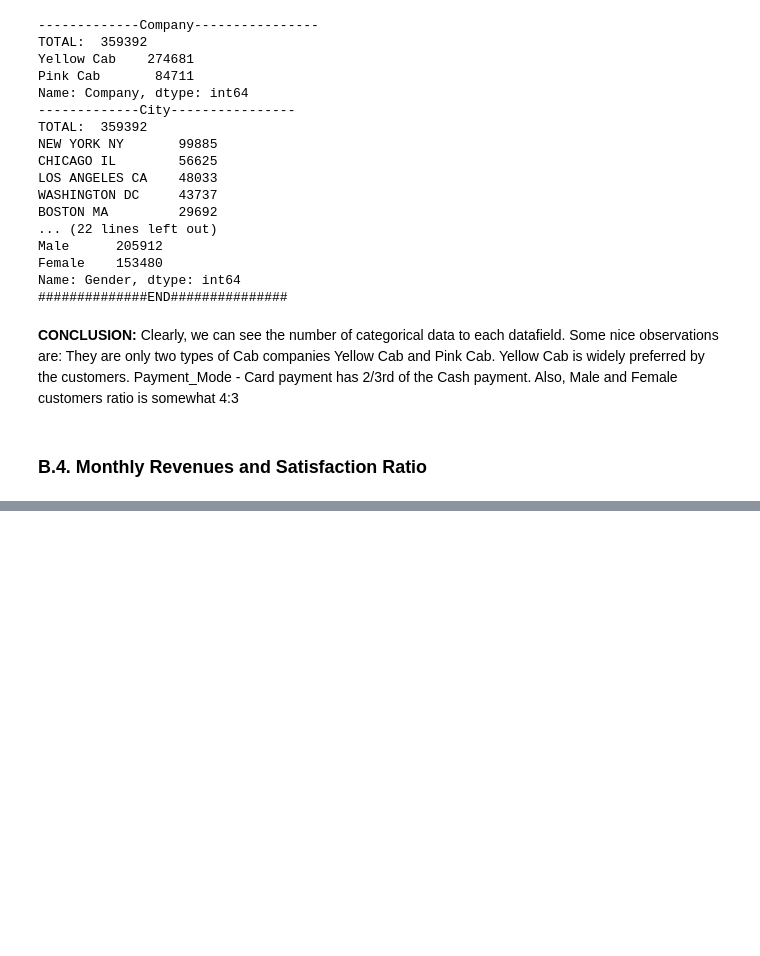
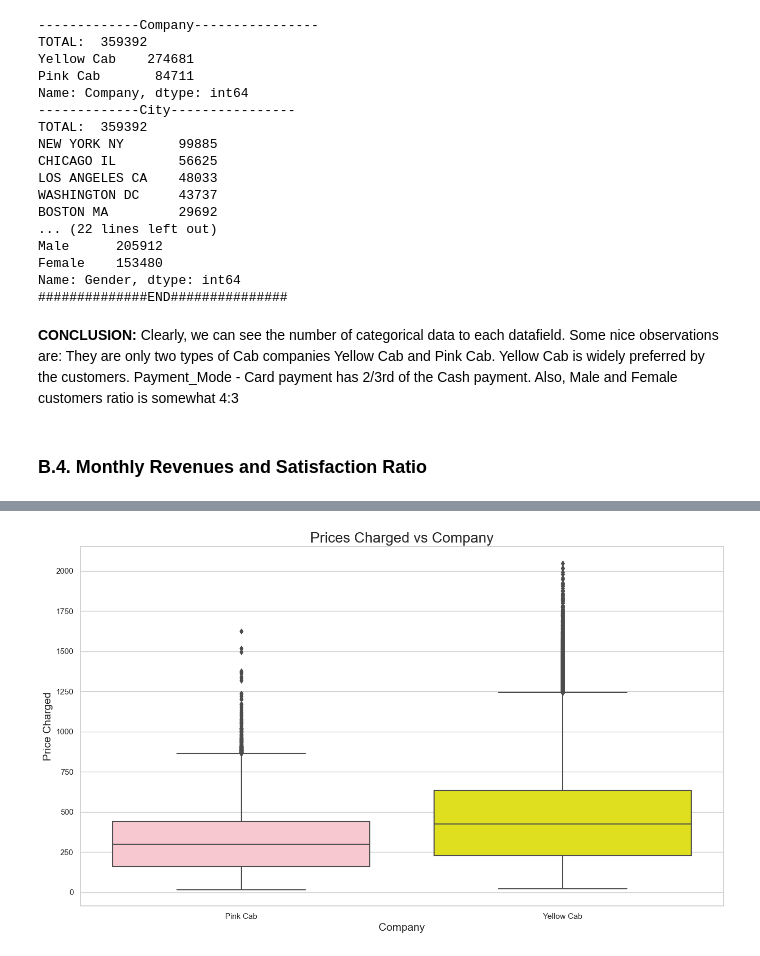
Before and after one commit to lubomirovna/Data_Glacier_Virtual_Internship, a Jupyter notebook: Week_2/G2M(Hypotheses&EDA).ipynb, the cells around one changed output, grey strips where cells are left out. Saved outputs shown, nothing was run; the diff lists cells and outputs as text; code cells hidden in the pictures; blank space fills up the shorter version.

```diff
--- a/Week_2/G2M(Hypotheses&EDA).ipynb
+++ b/Week_2/G2M(Hypotheses&EDA).ipynb
@@ -571,0 +587,11 @@ plt.show()
+# %%
+#Plotting the prices charged by these companies
+sns.set(style = 'whitegrid')
+plt.figure(figsize = (16, 9))
+figure6 = sns.boxplot(master['Company'], master['Price Charged'],palette=['pink', 'yellow'])
+plt.title('Prices Charged vs Company', fontsize=20)
+figure6.set_xlabel("Company", fontsize = 15)
+figure6.set_ylabel("Price Charged", fontsize = 15)
+plt.show()
+# %% [output]
+[figure, added]
```
Also changed, not shown: parts of 33 cells of this notebook.
